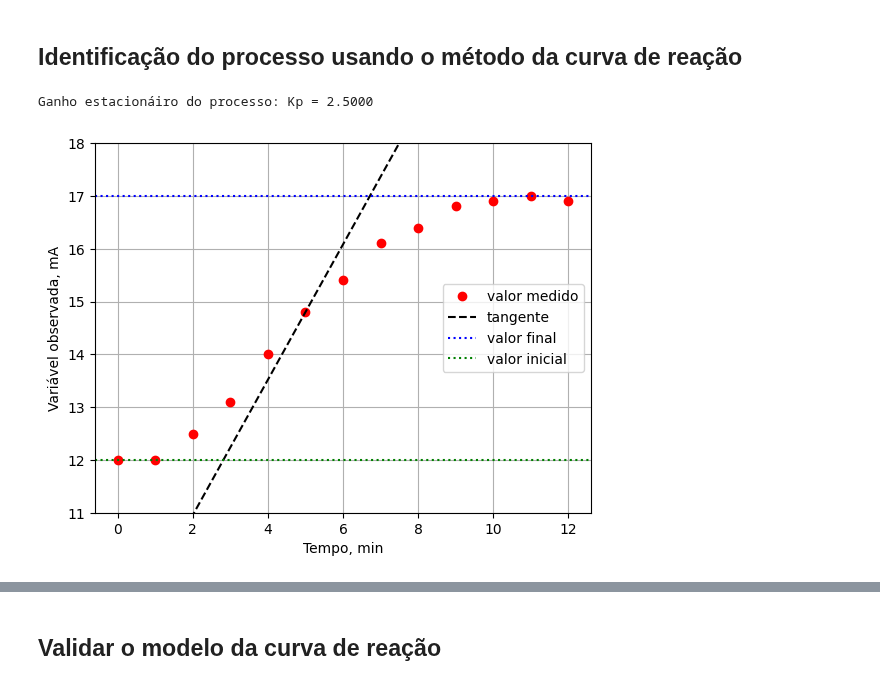
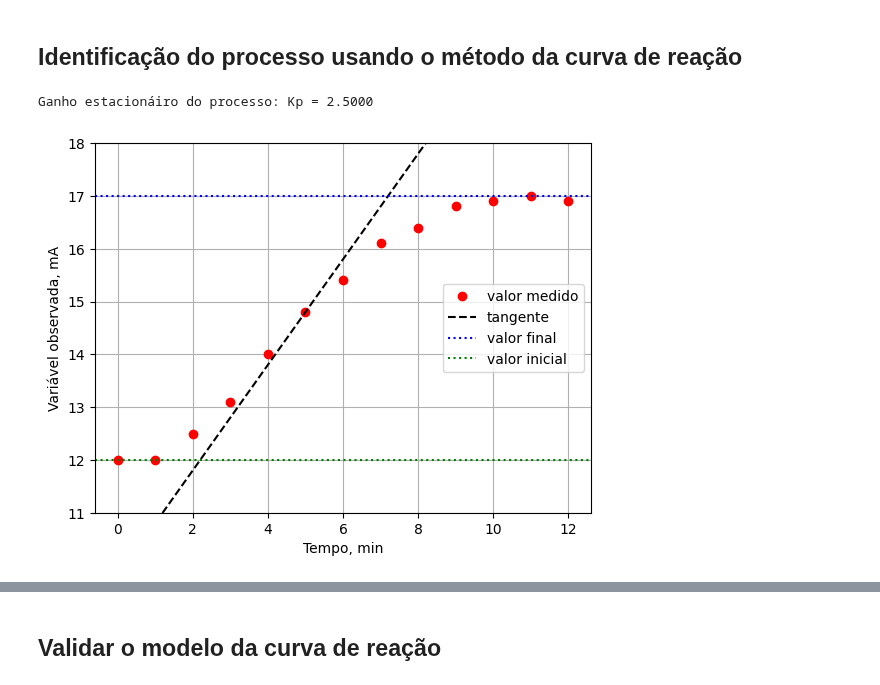
Before and after one commit to juliosdutra/Controle_de_Processos_UFES, a Jupyter notebook: 7.Controller-tuning/Sintonia_de_controladores.ipynb, the cells around one changed output, grey strips where cells are left out. Cells and saved outputs as stored; diff of their text form; code cells hidden in the pictures.

```diff
--- a/7.Controller-tuning/Sintonia_de_controladores.ipynb
+++ b/7.Controller-tuning/Sintonia_de_controladores.ipynb
@@ -32,31 +32,35 @@ plt.grid()
 # %%
 # Dados do teste experimental
 Delta_Ps = 20-18
 Delta_T2m = 17-T_2m[0]
 
 # Ganho estacionário
 Kp =  Delta_T2m/Delta_Ps
 print(f'Ganho estacionáiro do processo: Kp = {Kp:1.4f}')
 
 # reta tangente no ponto de inflexão
 t_inf = 5.0
 y_inf = 14.8
-slope = (17-12)/(6.2-2.3)
-intercept = y_inf - slope*t_inf
-reta_tangente = slope * t + intercept
+m = (17-12)/(7.0-2.0)
+reta_tangente = m * (t-t_inf) + y_inf
+
+# Tempo-morto e constante de tempo
+theta = 2.0
+taup = 7.0-theta
+print(r'Tempo-morto: $\theta$ = %1.2f; Constante de tempo: $\tau_p$ = %1.2f', %(theta, taup))
 
 plt.plot(t, T_2m, 'or', label = 'valor medido')
 plt.plot(t, reta_tangente, '--k', label='tangente')
 plt.axhline(y=17, linestyle = ':', color = 'blue', label = 'valor final')
 plt.axhline(y=12, linestyle = ':', color = 'green', label = 'valor inicial')
 
 plt.xlabel('Tempo, min')
 plt.ylabel('Variável observada, mA')
 plt.ylim([11, 18])
 plt.legend()
 plt.grid()
 # %% [output]
 Ganho estacionáiro do processo: Kp = 2.5000
-[figure, old version]
+[figure, new version]
 # %% [markdown]
 Analisando a figura com a reta tangente no ponto de inflexão, temos que:
```
Also changed, not shown: parts of 4 cells of this notebook.
